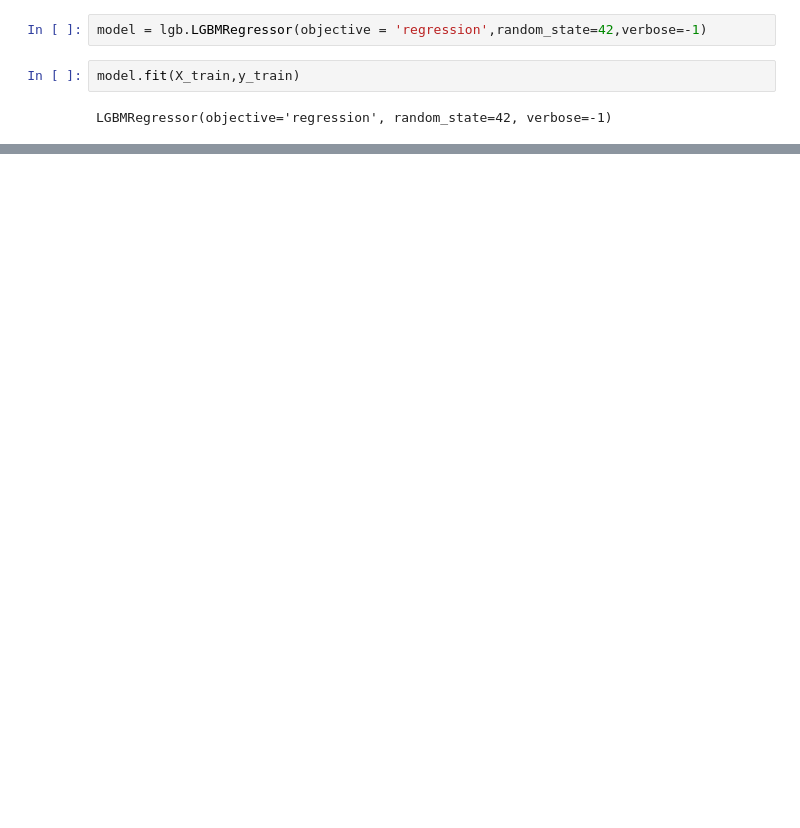
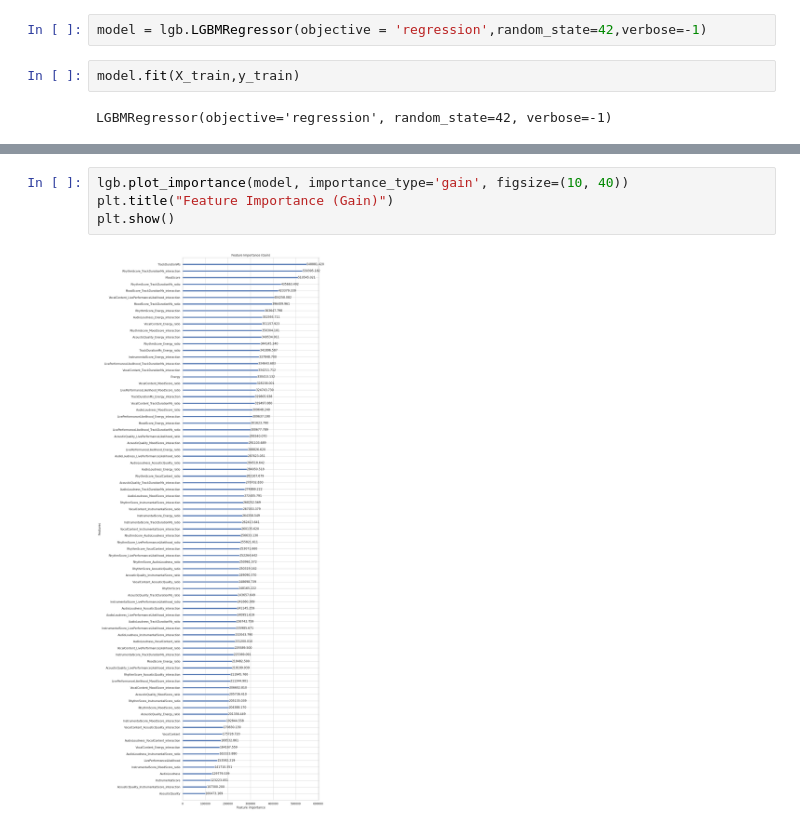
Before and after one commit to atrbyg24/kaggle, a Jupyter notebook: beats_per_minute.ipynb, the cells around one changed output, grey strips where cells are left out. Saved outputs shown, nothing was run; the diff lists cells and outputs as text; blank space fills up the shorter version.

```diff
--- a/beats_per_minute.ipynb
+++ b/beats_per_minute.ipynb
@@ -142,3 +101,9 @@ R^2: 0.010665636042880622
+# %%
+lgb.plot_importance(model, importance_type='gain', figsize=(10, 40))
+plt.title("Feature Importance (Gain)")
+plt.show()
+# %% [output]
+[figure, added]
 # %%
 def objective(trial):
     params = {
```
Also changed, not shown: parts of 16 cells of this notebook.
